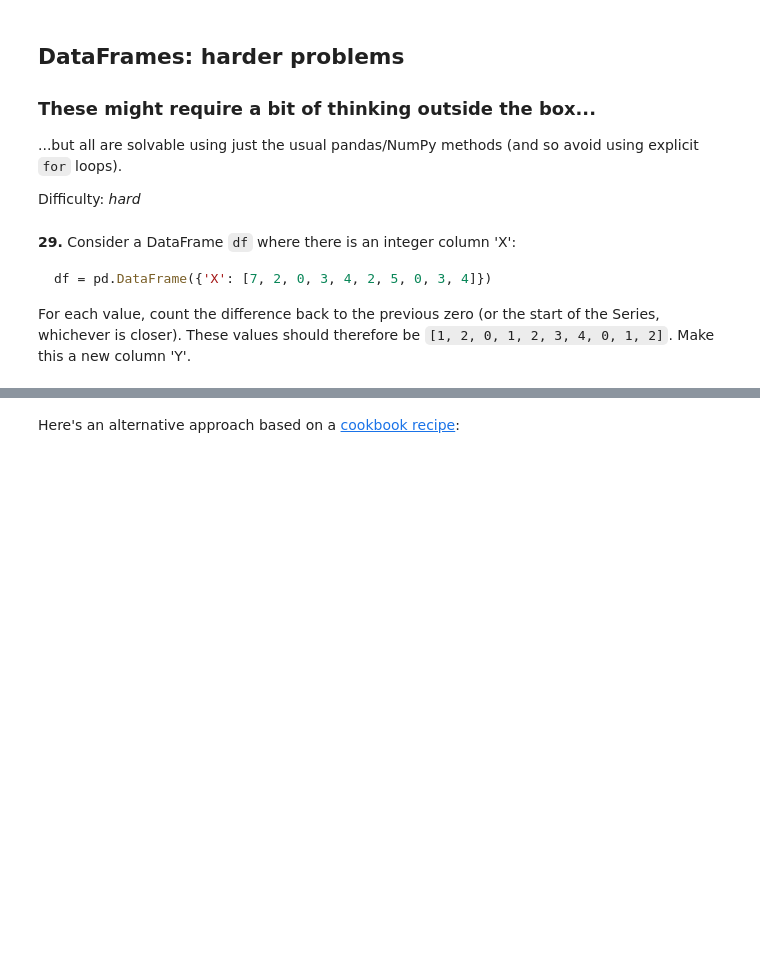
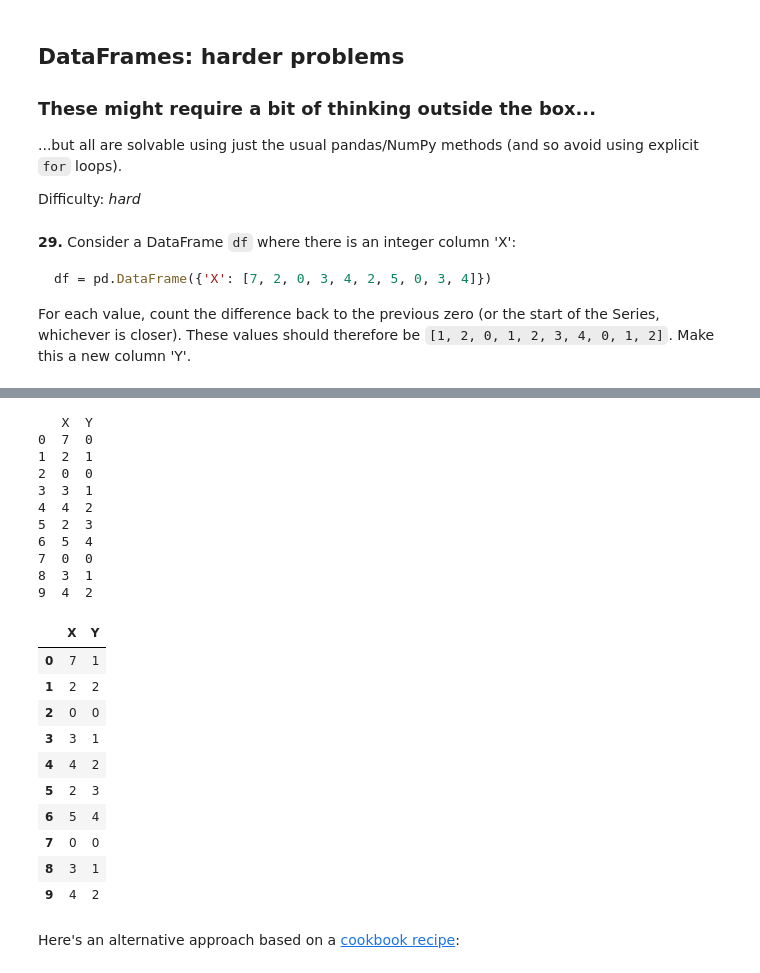
Before and after one commit to lj72808up/AI_Handcraft, a Jupyter notebook: blog/100-pandas-puzzles.ipynb, the cells around one changed output, grey strips where cells are left out. Cells and saved outputs as stored; diff of their text form; code cells hidden in the pictures; blank space fills up the shorter version.

```diff
--- a/blog/100-pandas-puzzles.ipynb
+++ b/blog/100-pandas-puzzles.ipynb
@@ -367,3 +552,35 @@ For each value, count the difference back to the previous zero (or the start of
+# %%
+df = pd.DataFrame({'X': [7, 2, 0, 3, 4, 2, 5, 0, 3, 4]})
+(df['X']==0)
+#(df['X'] == 0)转化为True/False的Series
+df['Y'] = df.groupby((df['X'] == 0).cumsum()).cumcount()
+print df
+first_zeron_idx = (df['X']==0).idxmax()
+df['Y'].iloc[0:first_zeron_idx] = df['Y'].iloc[0:first_zeron_idx]+1 # [0~firstidx]的值=原先的值+1
+df
+# %% [output]
+   X  Y
+0  7  0
+1  2  1
+2  0  0
+3  3  1
+4  4  2
+5  2  3
+6  5  4
+7  0  0
+8  3  1
+9  4  2
+|  | X | Y |
+| 0 | 7 | 1 |
+| 1 | 2 | 2 |
+| 2 | 0 | 0 |
+| 3 | 3 | 1 |
+| 4 | 4 | 2 |
+| 5 | 2 | 3 |
+| 6 | 5 | 4 |
+| 7 | 0 | 0 |
+| 8 | 3 | 1 |
+| 9 | 4 | 2 |
 # %% [markdown]
 Here's an alternative approach based on a [cookbook recipe](http://pandas.pydata.org/pandas-docs/stable/cookbook.html#grouping):
 # %% [markdown]
```
Also changed, not shown: parts of 18 cells of this notebook, 3 other files.
